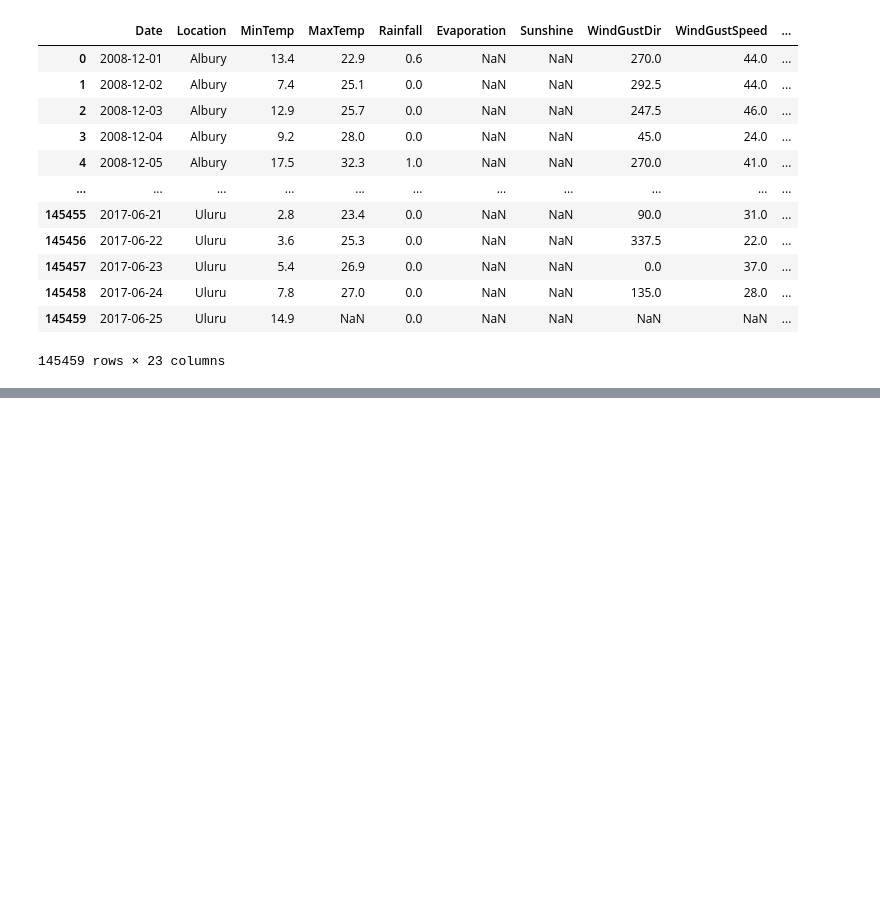
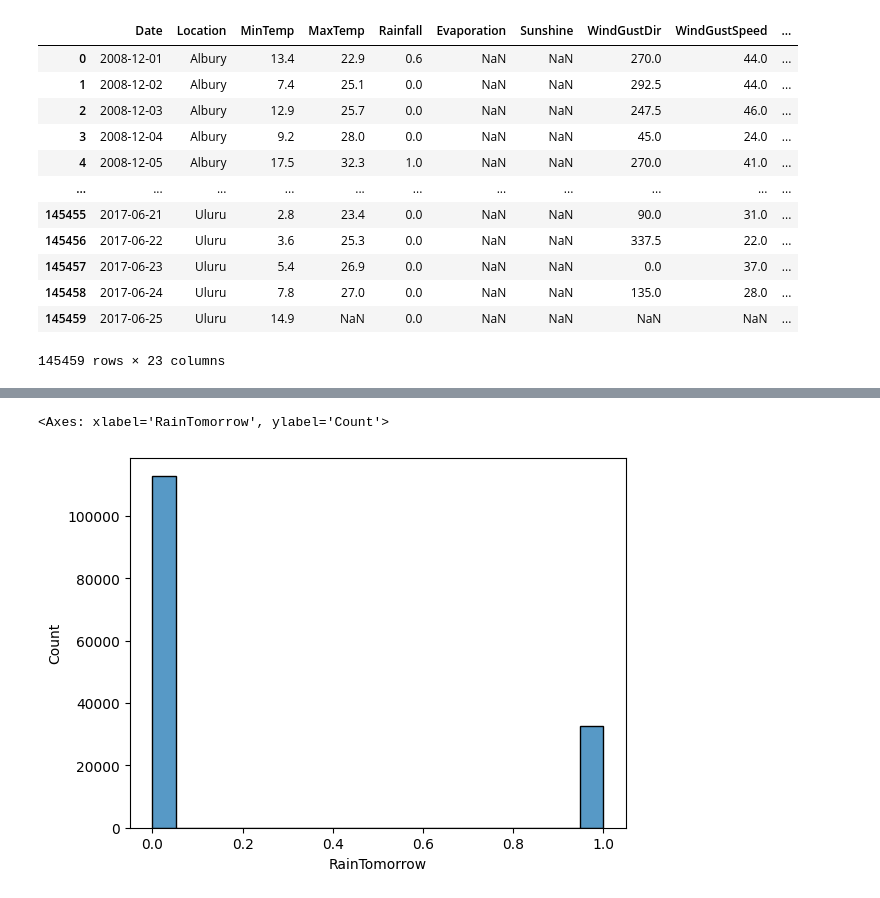
Before and after one commit to VIVALDI142857/ClassificationModelsParams, a Jupyter notebook: classification_parameters_investigation.ipynb, the cells around one changed output, grey strips where cells are left out. Drawn from its saved outputs; the diff is of its cells as text; code cells hidden in the pictures; blank space fills up the shorter version.

```diff
--- a/classification_parameters_investigation.ipynb
+++ b/classification_parameters_investigation.ipynb
@@ -240,0 +317,5 @@ df
+# %%
+sns.histplot(cat_enc1['RainTomorrow'])
+# %% [output]
+<Axes: xlabel='RainTomorrow', ylabel='Count'>
+[figure, added]
```
Also changed, not shown: parts of 25 cells of this notebook.
